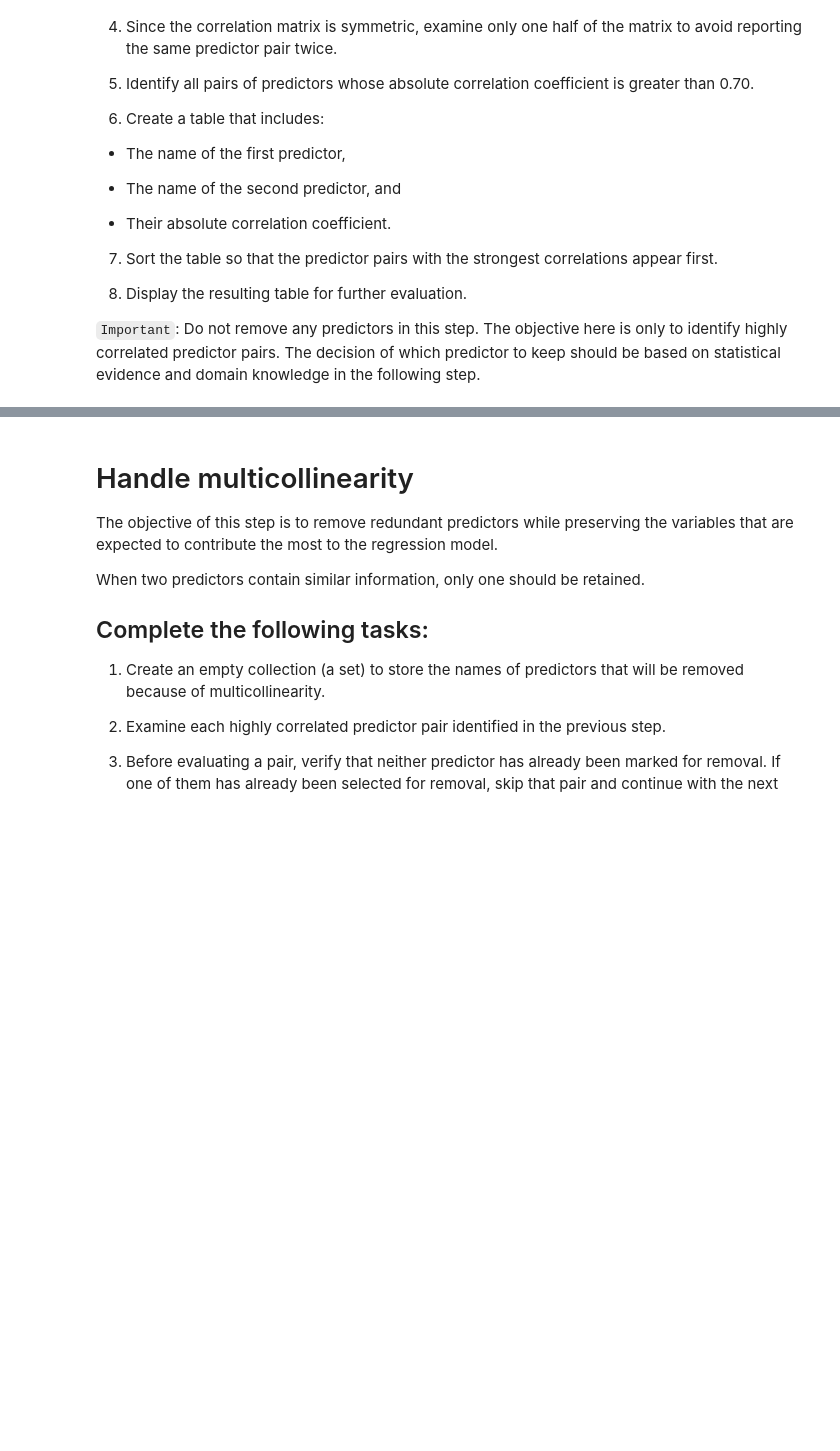
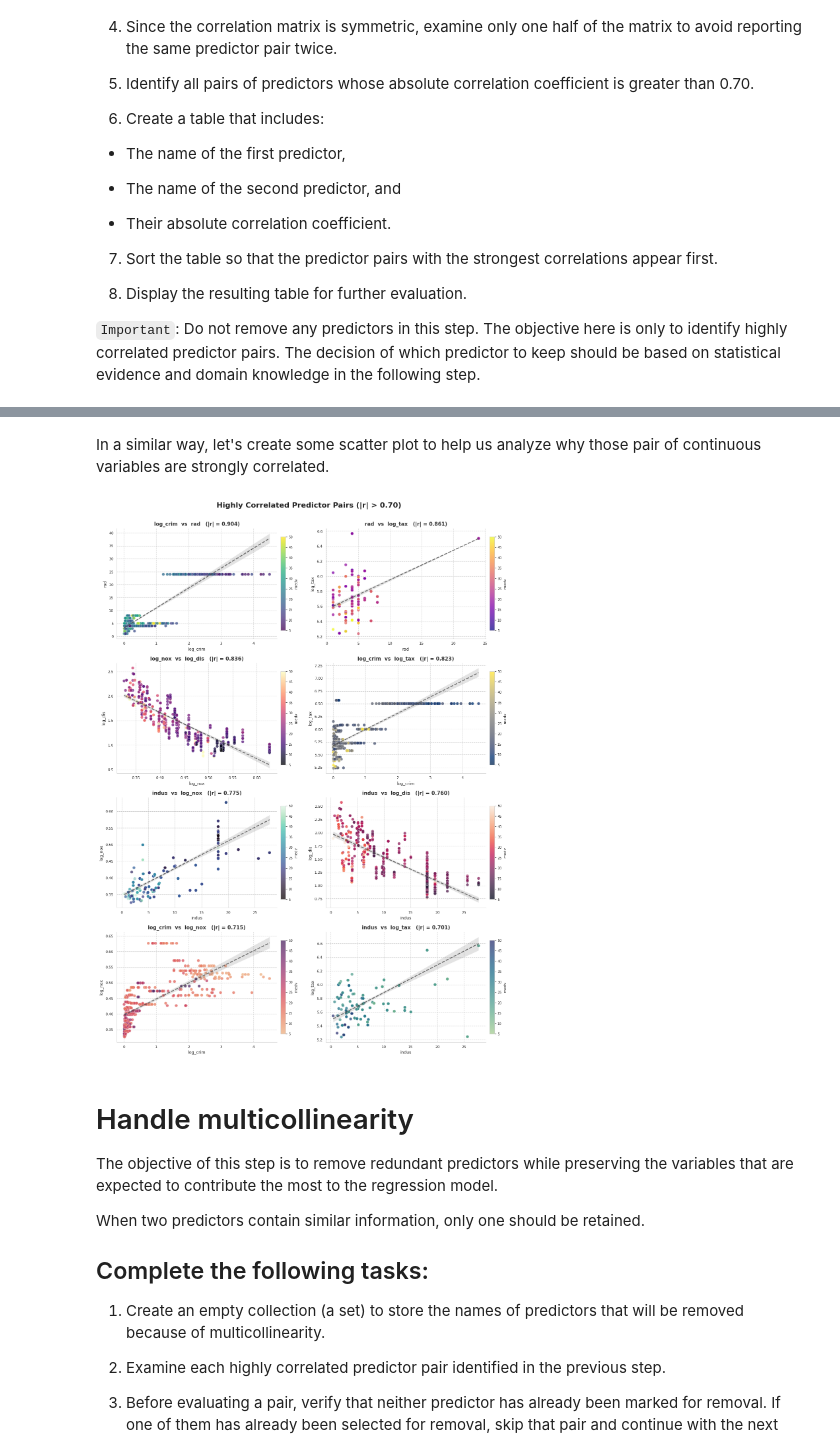
Before and after one commit to JoseAlberto88/Predictive-Analytics-, a Jupyter notebook: DAMO510_Module_04_in_Class_Activity_Starter_notebook.ipynb, the cells around one changed output, grey strips where cells are left out. Drawn from its saved outputs; the diff is of its cells as text; code cells hidden in the pictures; blank space fills up the shorter version.

```diff
--- a/DAMO510_Module_04_in_Class_Activity_Starter_notebook.ipynb
+++ b/DAMO510_Module_04_in_Class_Activity_Starter_notebook.ipynb
@@ -727,0 +788,20 @@ The objective of this step is to identify predictors that provide similar inform
+# %%
+# Steps 4-5: Examine only one half of the matrix (upper triangle, excluding diagonal)
+# and identify pairs with |correlation| > 0.70
+high_corr_pairs = []
+
+for col1, col2 in itertools.combinations(remaining_predictors, 2):
+    corr_value = corr_remaining.loc[col1, col2]
+    if abs(corr_value) > 0.70:
+        high_corr_pairs.append({
+            "feature_1": col1,
+            "feature_2": col2,
+            "absolute_correlation": abs(corr_value)
+        })
+# %%
+# Steps 6-8: Build the table, sort by strength descending, and display
+high_corr_table = pd.DataFrame(high_corr_pairs).sort_values(
+    "absolute_correlation", ascending=False
+).reset_index(drop=True)
+
+high_corr_table
@@ -728,3 +818,61 @@ The objective of this step is to identify predictors that provide similar inform
+# %% [markdown]
+In a similar way, let's create some scatter plot  to help us analyze why those pair of continuous variables are strongly correlated.
+# %%
+import matplotlib.pyplot as plt
+import seaborn as sns
+import numpy as np
+
+sns.set_style("whitegrid", {"grid.linestyle": "--", "grid.alpha": 0.3})
+
+# A distinct, vivid colormap per subplot for visual variety
+cmaps = ["viridis", "plasma", "magma", "cividis", "mako", "rocket", "flare", "crest"]
+
+n_pairs = len(high_corr_table)
+ncols = 2
+nrows = int(np.ceil(n_pairs / ncols))
+
+fig, axes = plt.subplots(nrows, ncols, figsize=(13, nrows * 4.2))
+axes = axes.flatten()
+
+for i, row in high_corr_table.iterrows():
+    f1, f2, r = row["feature_1"], row["feature_2"], row["absolute_correlation"]
+    ax = axes[i]
+
+    # Color points by the target variable (medv) — adds a third dimension of insight:
+    # do highly-correlated predictor pairs also relate consistently to home value?
+    scatter = ax.scatter(
+        df_stage2[f1], df_stage2[f2],
+        c=df_stage2[target], cmap=cmaps[i % len(cmaps)],
+        alpha=0.75, s=40, edgecolor="white", linewidth=0.3
+    )
+
+    sns.regplot(
+        x=f1, y=f2, data=df_stage2,
+        scatter=False, ax=ax, color="#444444",
+        line_kws={"linewidth": 1.8, "linestyle": "--", "alpha": 0.8}
+    )
+
+    cbar = fig.colorbar(scatter, ax=ax, shrink=0.85, pad=0.02)
+    cbar.set_label(target, fontsize=8)
+    cbar.ax.tick_params(labelsize=7)
+
+    ax.set_title(f"{f1}  vs  {f2}   (|r| = {r:.3f})", fontsize=11, fontweight="bold", color="#333333")
+    ax.set_xlabel(f1, fontsize=9)
+    ax.set_ylabel(f2, fontsize=9)
+    ax.tick_params(labelsize=8)
+    ax.spines["top"].set_visible(False)
+    ax.spines["right"].set_visible(False)
+
+# Hide any unused subplot slots
+for j in range(n_pairs, len(axes)):
+    axes[j].axis("off")
+
+fig.suptitle("Highly Correlated Predictor Pairs (|r| > 0.70)",
+             fontsize=16, fontweight="bold", color="#222222", y=1.005)
+plt.tight_layout()
+plt.show()
+# %% [output]
+[figure, added]
 # %% [markdown]
 # Handle multicollinearity
 
```
Also changed, not shown: parts of 20 cells of this notebook.
